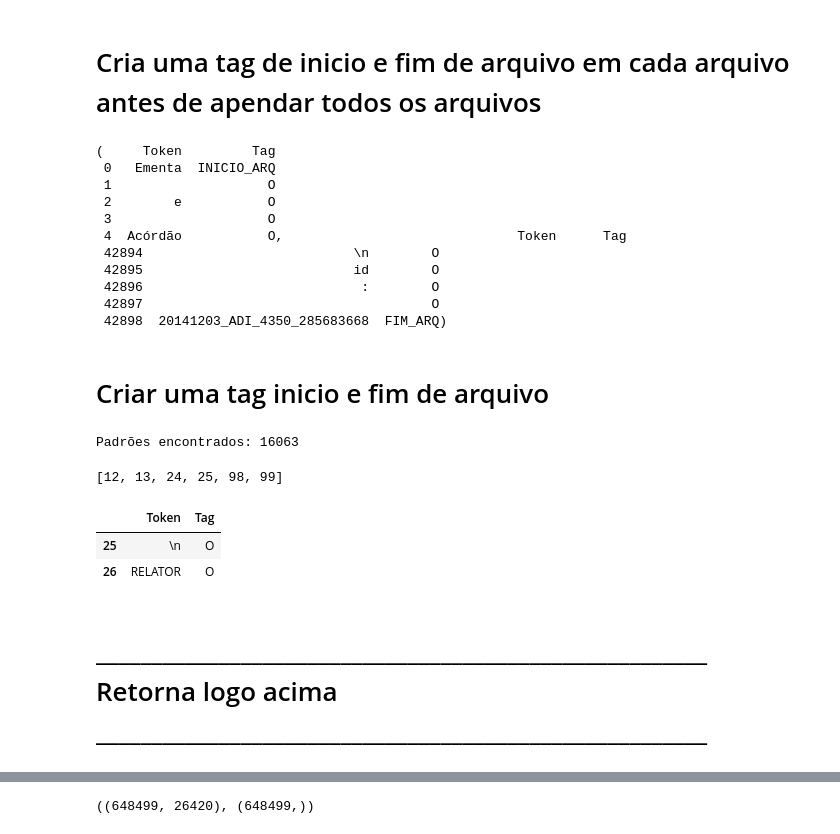
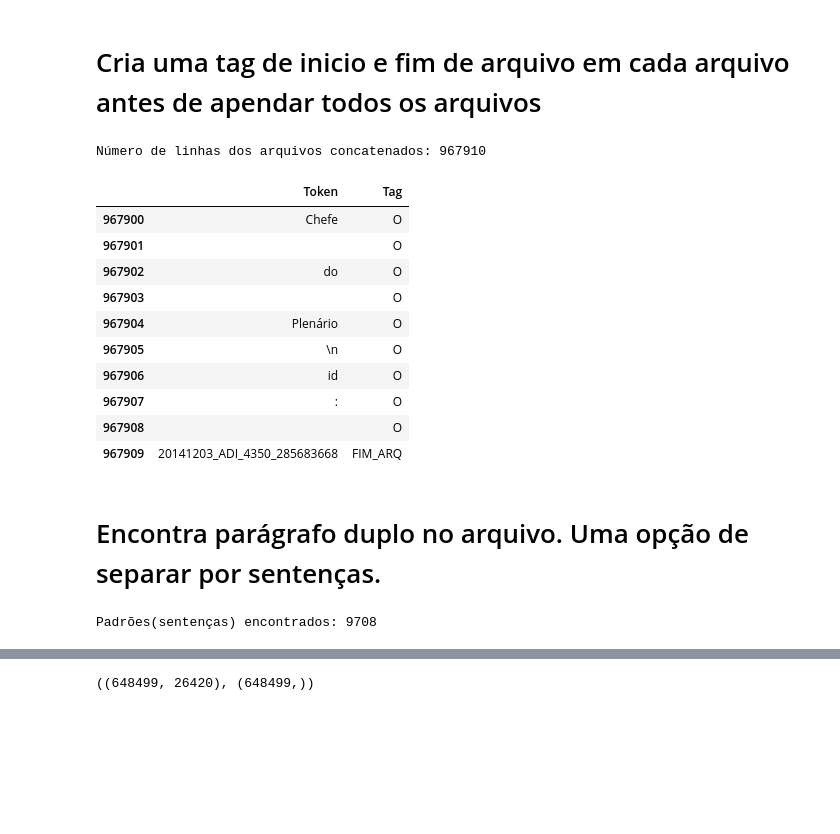
Before and after one commit to felipeasilva1/doccano, a Jupyter notebook: ncdj-tools/export_utility/Concatenar arquivos.ipynb, the cells around one changed output, grey strips where cells are left out. Saved outputs shown, nothing was run; the diff lists cells and outputs as text; code cells hidden in the pictures; blank space fills up the shorter version.

```diff
--- a/ncdj-tools/export_utility/Concatenar arquivos.ipynb
+++ b/ncdj-tools/export_utility/Concatenar arquivos.ipynb
@@ -102,19 +98,8 @@ for all_files in all_filenames:
 
 combined_csv = pd.concat(frames)
 combined_csv.to_csv( "combined_csv.csv", index=False, encoding='utf-8-sig')
-# %%
-combined_csv.head() , combined_csv.tail()
-# %% [output]
-(     Token         Tag
- 0   Ementa  INICIO_ARQ
- 1                    O
- 2        e           O
- 3                    O
- 4  Acórdão           O,                              Token      Tag
- 42894                           \n        O
- 42895                           id        O
- 42896                            :        O
- 42897                                     O
- 42898  20141203_ADI_4350_285683668  FIM_ARQ)
-# %% [markdown]
-# Criar uma tag inicio e fim de arquivo
+# %%
+combined_csv.head() , combined_csv.tail()
+print("Número de linhas dos arquivos concatenados:", len(combined_csv['Tag']))
+# %% [output]
+Número de linhas dos arquivos concatenados: 967910
@@ -121,28 +108,23 @@ combined_csv.head() , combined_csv.tail()
+# %%
+combined_csv[-10:]
+# %% [output]
+|  | Token | Tag |
+| 967900 | Chefe | O |
+| 967901 |  | O |
+| 967902 | do | O |
+| 967903 |  | O |
+| 967904 | Plenário | O |
+| 967905 | \n | O |
+| 967906 | id | O |
+| 967907 | : | O |
+| 967908 |  | O |
+| 967909 | 20141203_ADI_4350_285683668 | FIM_ARQ |
+# %% [markdown]
+# Encontra parágrafo duplo no arquivo. Uma opção de separar por sentenças.
 # %%
-# Encontra parágrafo duplo no arquivo. Uma opção de separar por sentenças.
-
-a_df = combined_csv
-starts = a_df[a_df['Token']=='\n'].index & a_df[a_df['Token'].shift(-1)=='\n'].index
-# list(starts)
-print(u'Padrões encontrados:',len(starts))
+a_df = combined_csv #Simplifica o nome do arquivo
+starts = a_df[a_df['Token']=='\n'].index & a_df[a_df['Token'].shift(-1)=='\n'].index #Identifica os paragrafos duplos
+# padroes = starts.unique()[1::2] # Pega o índice do segundo '\n' para marcar fim de sentença
+print(u'Padrões(sentenças) encontrados:', len(starts))
 # %% [output]
-Padrões encontrados: 16063
+Padrões(sentenças) encontrados: 9708
-# %%
-list(starts.unique())
-starts.unique()[0+1]
-list(starts.unique()[:6])
-# %% [output]
-[12, 13, 24, 25, 98, 99]
-# %%
-# l = []
-# for i in list(starts.unique()[:6]):
-#     l.append(combined_csv[i])
-# l
-i = 1
-combined_csv.iloc[starts.unique()[2*i+1]:starts.unique()[2*i+1]+2]
-# %% [output]
-|  | Token | Tag |
-| 25 | \n | O |
-| 26 | RELATOR | O |
-# %% [markdown]
-# _______________________________________________________ Retorna logo acima _______________________________________________________
```
Also changed, not shown: parts of 15 cells of this notebook.
